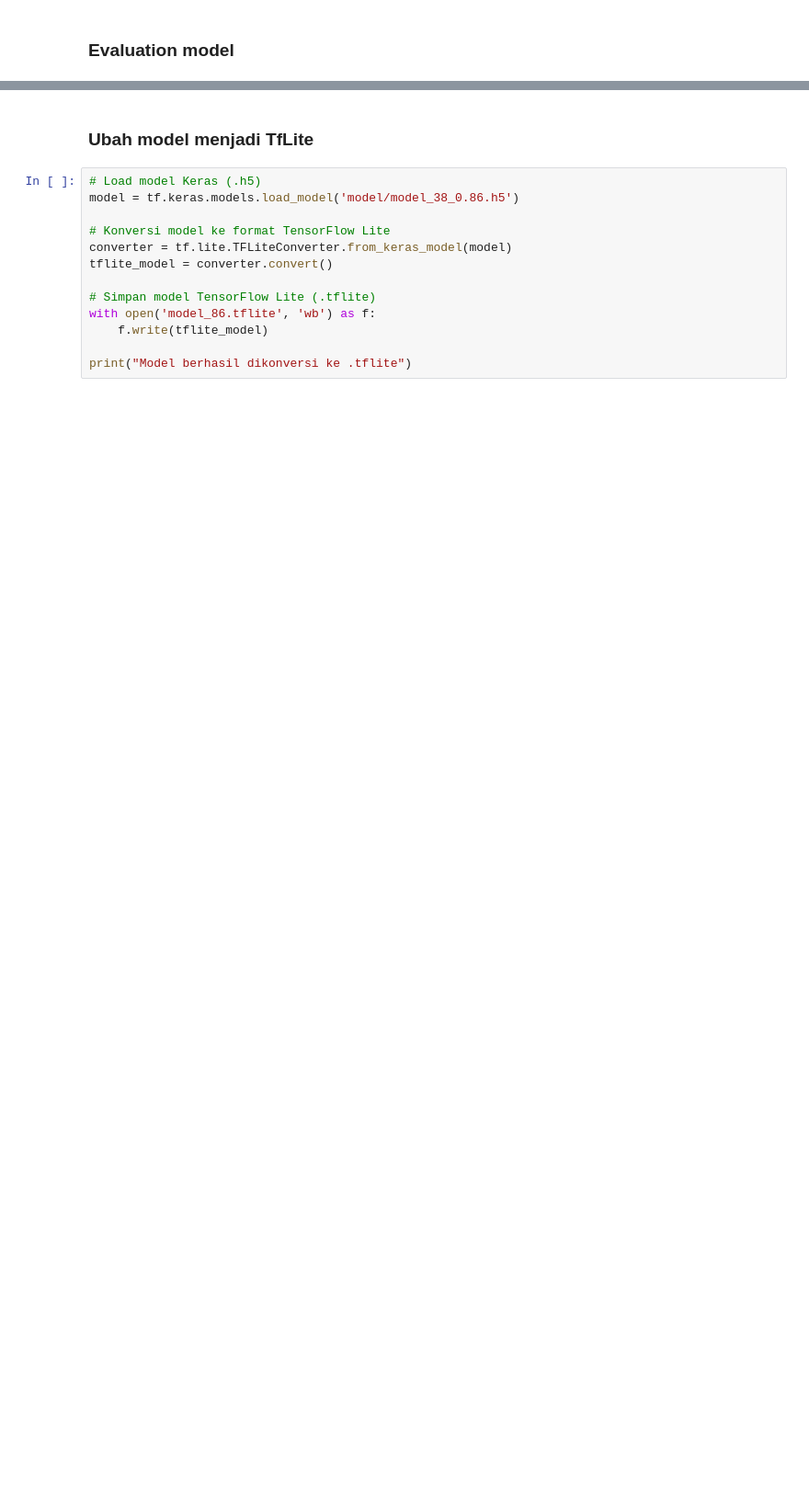
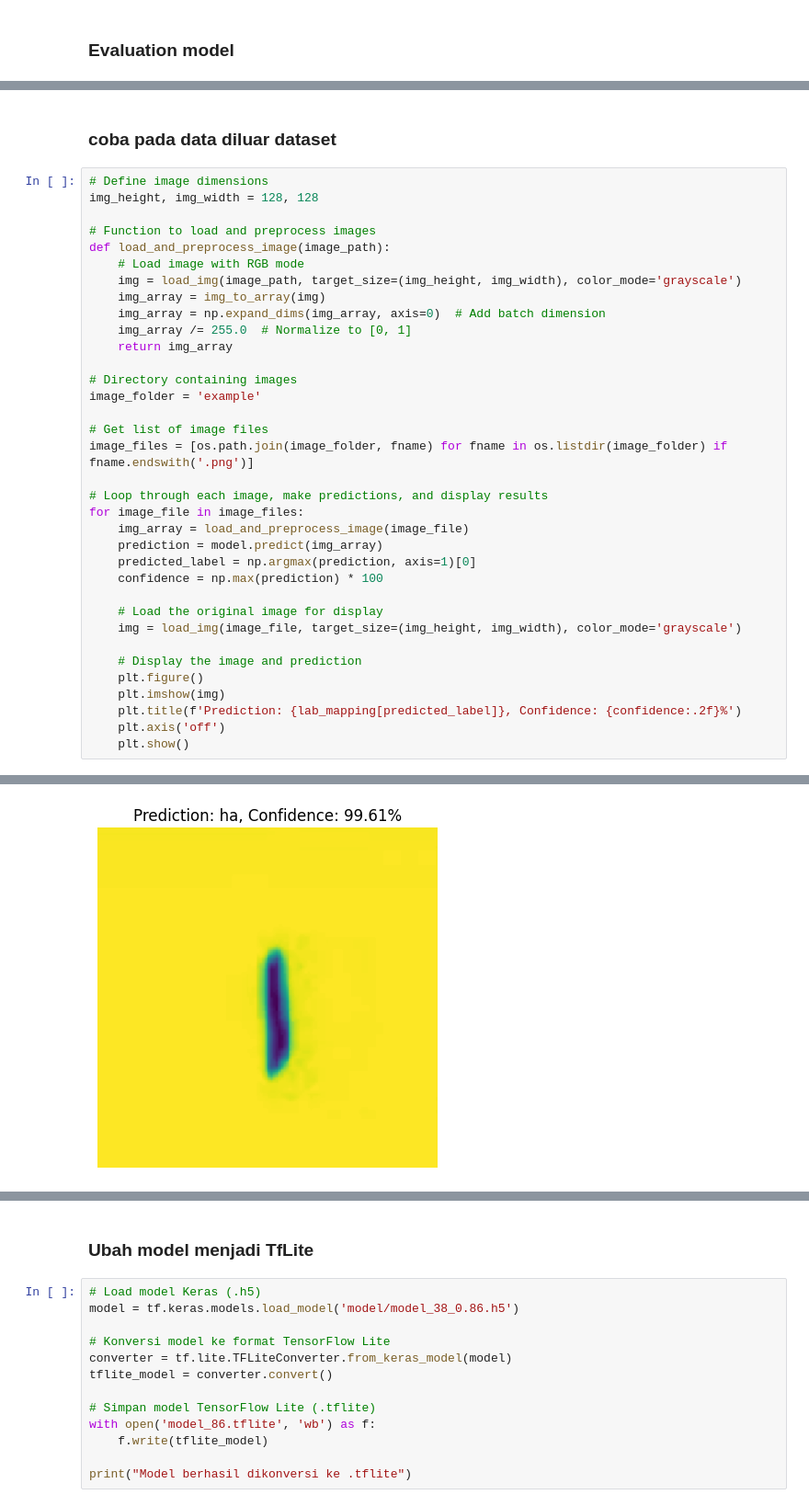
Before and after one commit to adilagagagah/KKN-HijaiyahCam, a Jupyter notebook: main2.ipynb, the cells around one changed output, grey strips where cells are left out. Shown at 92% size. Saved outputs shown, nothing was run; the diff lists cells and outputs as text; blank space fills up the shorter version.

```diff
--- a/main2.ipynb
+++ b/main2.ipynb
@@ -304,0 +377,38 @@ plt.show()
+# %% [markdown]
+### coba pada data diluar dataset
+# %%
+# Define image dimensions
+img_height, img_width = 128, 128
+
+# Function to load and preprocess images
+def load_and_preprocess_image(image_path):
+    # Load image with RGB mode
+    img = load_img(image_path, target_size=(img_height, img_width), color_mode='grayscale')
+    img_array = img_to_array(img)
+    img_array = np.expand_dims(img_array, axis=0)  # Add batch dimension
+    img_array /= 255.0  # Normalize to [0, 1]
+    return img_array
+
+# Directory containing images
+image_folder = 'example'
+
+# Get list of image files
+image_files = [os.path.join(image_folder, fname) for fname in os.listdir(image_folder) if fname.endswith('.png')]
+
+# Loop through each image, make predictions, and display results
+for image_file in image_files:
+    img_array = load_and_preprocess_image(image_file)
+    prediction = model.predict(img_array)
+    predicted_label = np.argmax(prediction, axis=1)[0]
+    confidence = np.max(prediction) * 100
+
+    # Load the original image for display
+    img = load_img(image_file, target_size=(img_height, img_width), color_mode='grayscale')
+
+    # Display the image and prediction
+    plt.figure()
+    plt.imshow(img)
+    plt.title(f'Prediction: {lab_mapping[predicted_label]}, Confidence: {confidence:.2f}%')
+    plt.axis('off')
+    plt.show()
+# %% [output]
@@ -304,0 +416 @@ plt.show()
+[figure, added]
```
Also changed, not shown: parts of 5 cells of this notebook, 2 other files.
